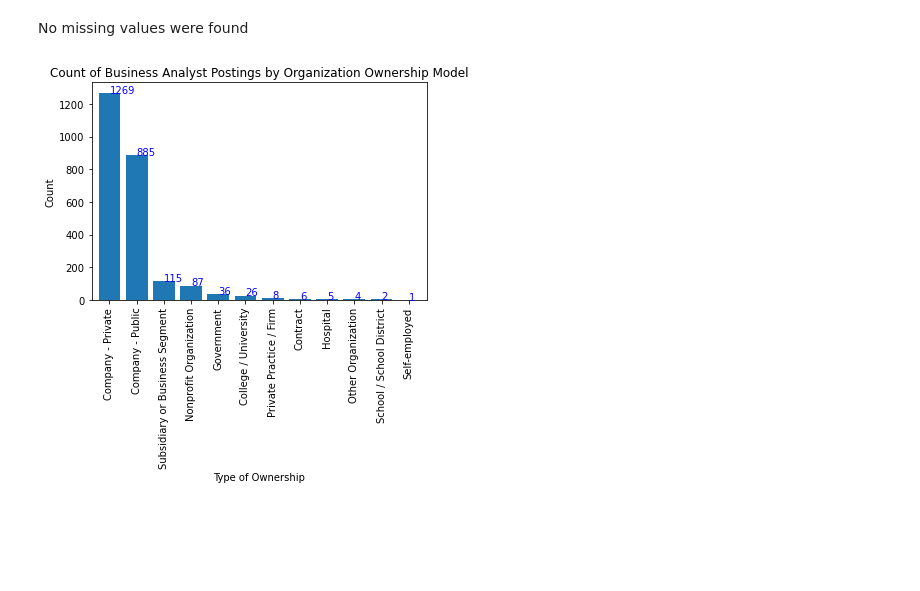
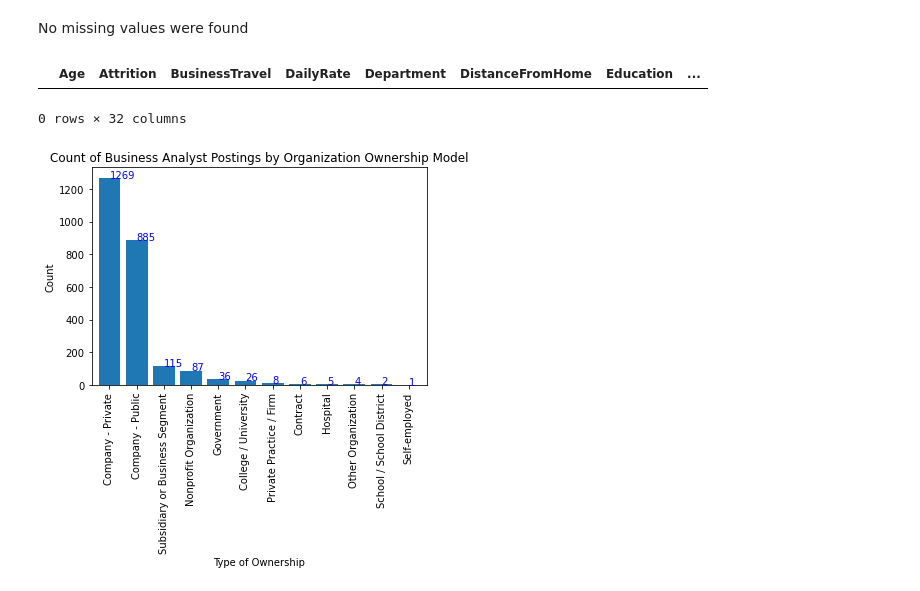
Before and after one commit to Madison-Bunting/INDE-577, a Jupyter notebook: Exploring a New Dataset.ipynb, the cells around one changed output. Drawn from its saved outputs; the diff is of its cells as text; code cells hidden in the pictures; blank space fills up the shorter version.

```diff
--- a/Exploring a New Dataset.ipynb
+++ b/Exploring a New Dataset.ipynb
@@ -27,0 +44,7 @@ This dataset contains 2444 examples and 14 variables, including ID
+# %%
+#Drop variables with zero variance: EmployeeCount, Over18, and StandardHours
+df.drop(['StandardHours'], axis=1, inplace=True)
+df.drop(['EmployeeCount'], axis=1, inplace=True)
+df.drop(['Over18'], axis=1, inplace=True)
+
+df.EmployeeNumber.values
@@ -47,6 +74,12 @@ Revenue            0
 dtype: int64
 # %% [markdown]
 No missing values were found
+# %%
+#Check for duplicates
+df[df.duplicated()]
+# %% [output]
+|  | Age | Attrition | BusinessTravel | DailyRate | Department | DistanceFromHome | Education | ... |
+0 rows × 32 columns
 # %%
 #Exploring how many examples there are of each target variable
 df['TypeOfOwnership'].value_counts().plot(kind='bar')
```
Also changed, not shown: parts of 7 cells of this notebook.
